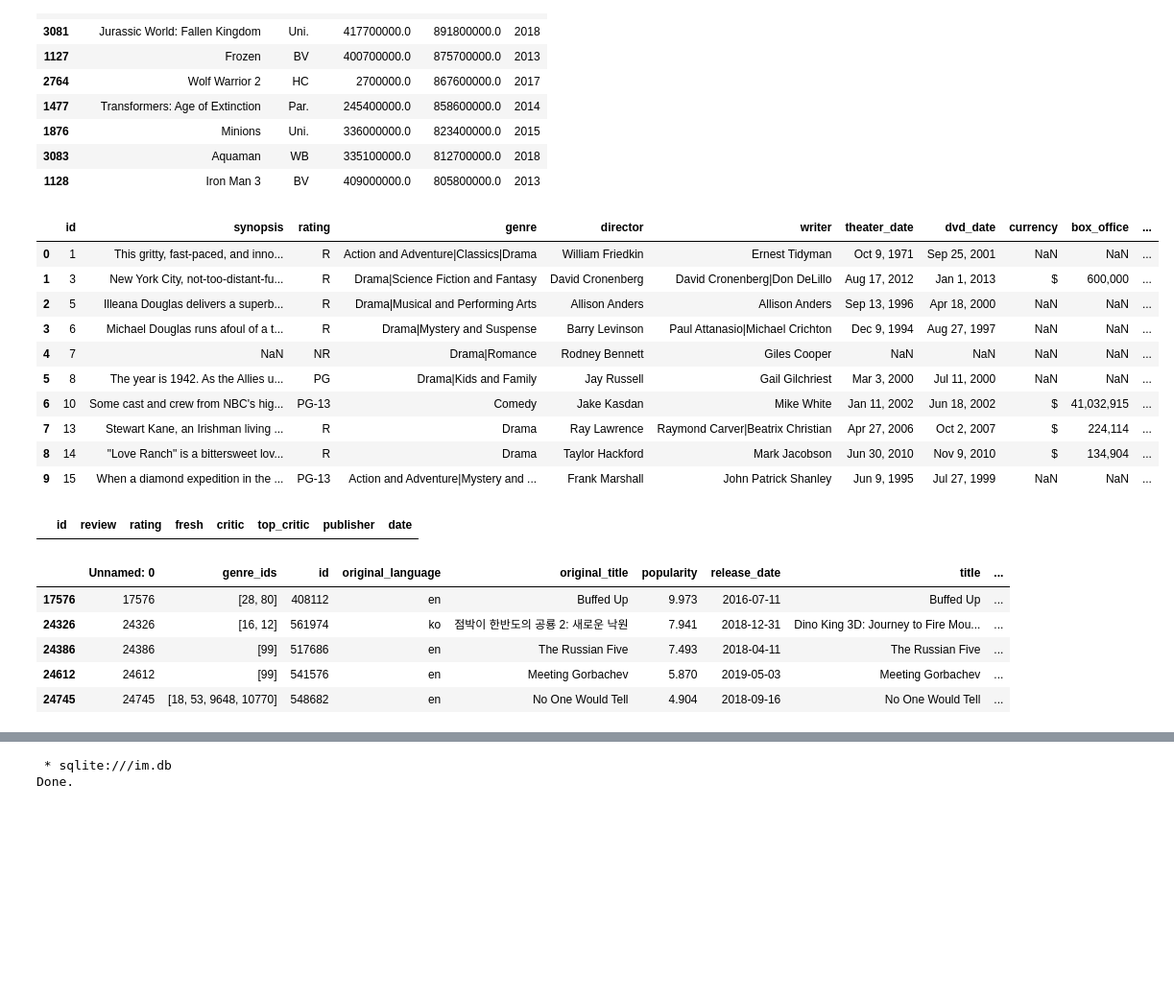
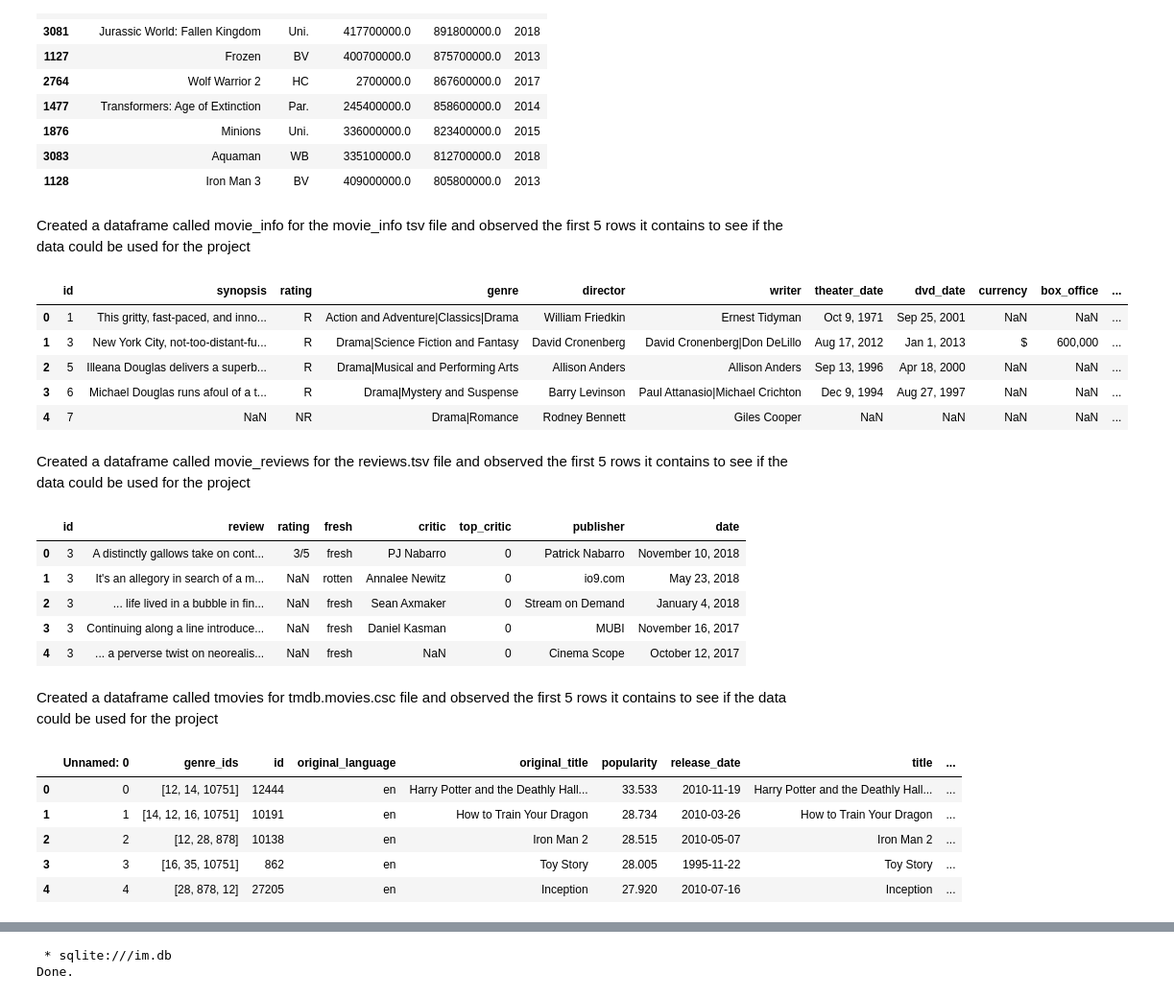
Before and after one commit to IceyPanda23/Phase-1-project, a Jupyter notebook: project.ipynb, the cells around one changed output, grey strips where cells are left out. Shown: that part at 96% size. Drawn from its saved outputs; the diff is of its cells as text; code cells hidden in the pictures; blank space fills up the shorter version.

Commit message:
More Data Prep

```diff
--- a/project.ipynb
+++ b/project.ipynb
@@ -121,35 +132,39 @@ top_10_movies_revenue
 | 1876 | Minions | Uni. | 336000000.0 | 823400000.0 | 2015 |
 | 3083 | Aquaman | WB | 335100000.0 | 812700000.0 | 2018 |
 | 1128 | Iron Man 3 | BV | 409000000.0 | 805800000.0 | 2013 |
+# %% [markdown]
+Created a dataframe called movie_info for the movie_info tsv file and observed the first 5 rows it contains to see if the data could be used for the project
 # %%
-movie_info = pd.read_csv('rt.movie_info.tsv', delimiter='\t')
-movie_info.head(10)
+movie_info = pd.read_csv('Data/rt.movie_info.tsv', delimiter='\t')
+movie_info.head()
 # %% [output]
 |  | id | synopsis | rating | genre | director | writer | theater_date | dvd_date | currency | box_office | ... |
 | 0 | 1 | This gritty, fast-paced, and inno... | R | Action and Adventure|Classics|Drama | William Friedkin | Ernest Tidyman | Oct 9, 1971 | Sep 25, 2001 | NaN | NaN | ... |
 | 1 | 3 | New York City, not-too-distant-fu... | R | Drama|Science Fiction and Fantasy | David Cronenberg | David Cronenberg|Don DeLillo | Aug 17, 2012 | Jan 1, 2013 | $ | 600,000 | ... |
 | 2 | 5 | Illeana Douglas delivers a superb... | R | Drama|Musical and Performing Arts | Allison Anders | Allison Anders | Sep 13, 1996 | Apr 18, 2000 | NaN | NaN | ... |
 | 3 | 6 | Michael Douglas runs afoul of a t... | R | Drama|Mystery and Suspense | Barry Levinson | Paul Attanasio|Michael Crichton | Dec 9, 1994 | Aug 27, 1997 | NaN | NaN | ... |
 | 4 | 7 | NaN | NR | Drama|Romance | Rodney Bennett | Giles Cooper | NaN | NaN | NaN | NaN | ... |
-| 5 | 8 | The year is 1942. As the Allies u... | PG | Drama|Kids and Family | Jay Russell | Gail Gilchriest | Mar 3, 2000 | Jul 11, 2000 | NaN | NaN | ... |
-| 6 | 10 | Some cast and crew from NBC's hig... | PG-13 | Comedy | Jake Kasdan | Mike White | Jan 11, 2002 | Jun 18, 2002 | $ | 41,032,915 | ... |
-| 7 | 13 | Stewart Kane, an Irishman living ... | R | Drama | Ray Lawrence | Raymond Carver|Beatrix Christian | Apr 27, 2006 | Oct 2, 2007 | $ | 224,114 | ... |
-| 8 | 14 | "Love Ranch" is a bittersweet lov... | R | Drama | Taylor Hackford | Mark Jacobson | Jun 30, 2010 | Nov 9, 2010 | $ | 134,904 | ... |
-| 9 | 15 | When a diamond expedition in the ... | PG-13 | Action and Adventure|Mystery and ... | Frank Marshall | John Patrick Shanley | Jun 9, 1995 | Jul 27, 1999 | NaN | NaN | ... |
+# %% [markdown]
+Created a dataframe called movie_reviews for the reviews.tsv file and observed the first 5 rows it contains to see if the data could be used for the project
 # %%
-movie_reviews = pd.read_csv('rt.reviews.tsv', delimiter='\t', encoding='latin-1')
-movie_reviews.loc[movie_reviews['id'] == 863].head(10)
+movie_reviews = pd.read_csv('Data/rt.reviews.tsv', delimiter='\t', encoding='latin-1')
+movie_reviews.head()
 # %% [output]
 |  | id | review | rating | fresh | critic | top_critic | publisher | date |
+| 0 | 3 | A distinctly gallows take on cont... | 3/5 | fresh | PJ Nabarro | 0 | Patrick Nabarro | November 10, 2018 |
+| 1 | 3 | It's an allegory in search of a m... | NaN | rotten | Annalee Newitz | 0 | io9.com | May 23, 2018 |
+| 2 | 3 | ... life lived in a bubble in fin... | NaN | fresh | Sean Axmaker | 0 | Stream on Demand | January 4, 2018 |
+| 3 | 3 | Continuing along a line introduce... | NaN | fresh | Daniel Kasman | 0 | MUBI | November 16, 2017 |
+| 4 | 3 | ... a perverse twist on neorealis... | NaN | fresh | NaN | 0 | Cinema Scope | October 12, 2017 |
+# %% [markdown]
+Created a dataframe called tmovies for tmdb.movies.csc file and observed the first 5 rows it contains to see if the data could be used for the project
 # %%
-tmovies = pd.read_csv('tmdb.movies.csv')
-tmovies_sort1 = tmovies.sort_values(by=['vote_average','popularity'], ascending=False)
-tmovies_sort1_id = tmovies_sort1.loc[:,'original_title'].tolist()
-tmovies_sort1.head(5)
+tmovies = pd.read_csv('Data/tmdb.movies.csv')
+tmovies.head()
 # %% [output]
 |  | Unnamed: 0 | genre_ids | id | original_language | original_title | popularity | release_date | title | ... |
-| 17576 | 17576 | [28, 80] | 408112 | en | Buffed Up | 9.973 | 2016-07-11 | Buffed Up | ... |
-| 24326 | 24326 | [16, 12] | 561974 | ko | 점박이 한반도의 공룡 2: 새로운 낙원 | 7.941 | 2018-12-31 | Dino King 3D: Journey to Fire Mou... | ... |
-| 24386 | 24386 | [99] | 517686 | en | The Russian Five | 7.493 | 2018-04-11 | The Russian Five | ... |
-| 24612 | 24612 | [99] | 541576 | en | Meeting Gorbachev | 5.870 | 2019-05-03 | Meeting Gorbachev | ... |
-| 24745 | 24745 | [18, 53, 9648, 10770] | 548682 | en | No One Would Tell | 4.904 | 2018-09-16 | No One Would Tell | ... |
+| 0 | 0 | [12, 14, 10751] | 12444 | en | Harry Potter and the Deathly Hall... | 33.533 | 2010-11-19 | Harry Potter and the Deathly Hall... | ... |
+| 1 | 1 | [14, 12, 16, 10751] | 10191 | en | How to Train Your Dragon | 28.734 | 2010-03-26 | How to Train Your Dragon | ... |
+| 2 | 2 | [12, 28, 878] | 10138 | en | Iron Man 2 | 28.515 | 2010-05-07 | Iron Man 2 | ... |
+| 3 | 3 | [16, 35, 10751] | 862 | en | Toy Story | 28.005 | 1995-11-22 | Toy Story | ... |
+| 4 | 4 | [28, 878, 12] | 27205 | en | Inception | 27.920 | 2010-07-16 | Inception | ... |
```
Also changed, not shown: parts of 34 cells of this notebook.
